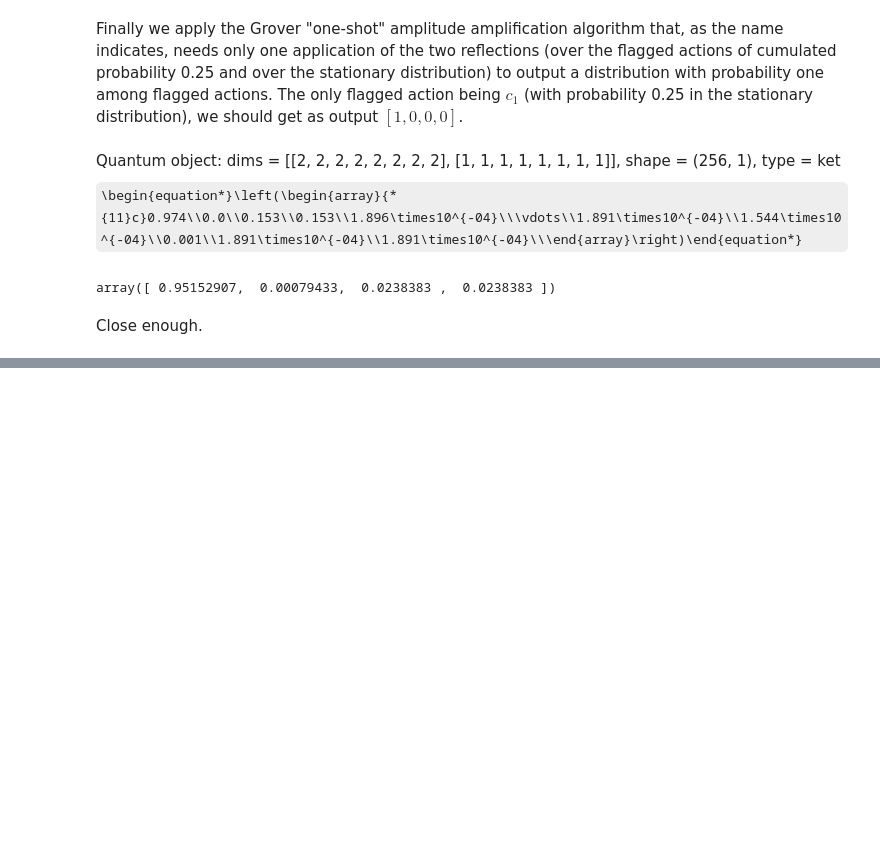
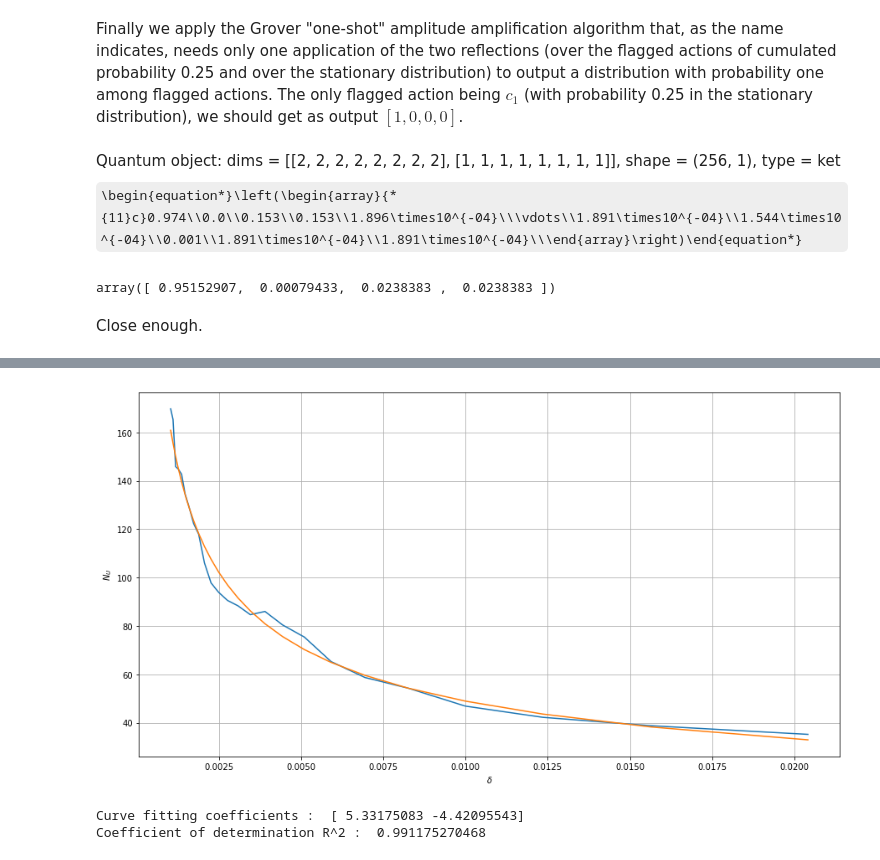
Before and after one commit to sjerbi/Quantum-Reinforcement-Learning, a Jupyter notebook: Quantum-enhanced Projective Simulation.ipynb, the cells around one changed output, grey strips where cells are left out. Drawn from its saved outputs; the diff is of its cells as text; code cells hidden in the pictures; some formulas as TeX source; blank space fills up the shorter version.

```diff
--- a/Quantum-enhanced Projective Simulation.ipynb
+++ b/Quantum-enhanced Projective Simulation.ipynb
@@ -670,0 +758,24 @@ array([ 0.09515463,  0.66340149,  0.12072194,  0.12072194])
+# %%
+NUss_mean = []
+for NUs in NUss:
+    NUss_mean+=[np.mean(NUs)]
+
+curve_fit = np.polyfit(1/np.sqrt(deltas), NUss_mean, 1, full=True)
+coeff = curve_fit[0]
+res = curve_fit[1][0]
+rsqr = 1 - res / (len(NUss_mean) * np.var(NUss_mean))
+
+plt.figure(figsize=(15,8))
+plt.plot(deltas[5:], NUss_mean[5:])
+plt.plot(deltas[5:], coeff[0]/np.sqrt(deltas[5:])+coeff[1])
+
+plt.xlabel('$\delta$')
+plt.ylabel('$N_U$')
+plt.grid(True)
+plt.show()
+print("Curve fitting coefficients : ", coeff)
+print('Coefficient of determination R^2 : ', rsqr)
+# %% [output]
+[figure, added]
+Curve fitting coefficients :  [ 5.33175083 -4.42095543]
+Coefficient of determination R^2 :  0.991175270468
```
Also changed, not shown: parts of 8 cells of this notebook.
